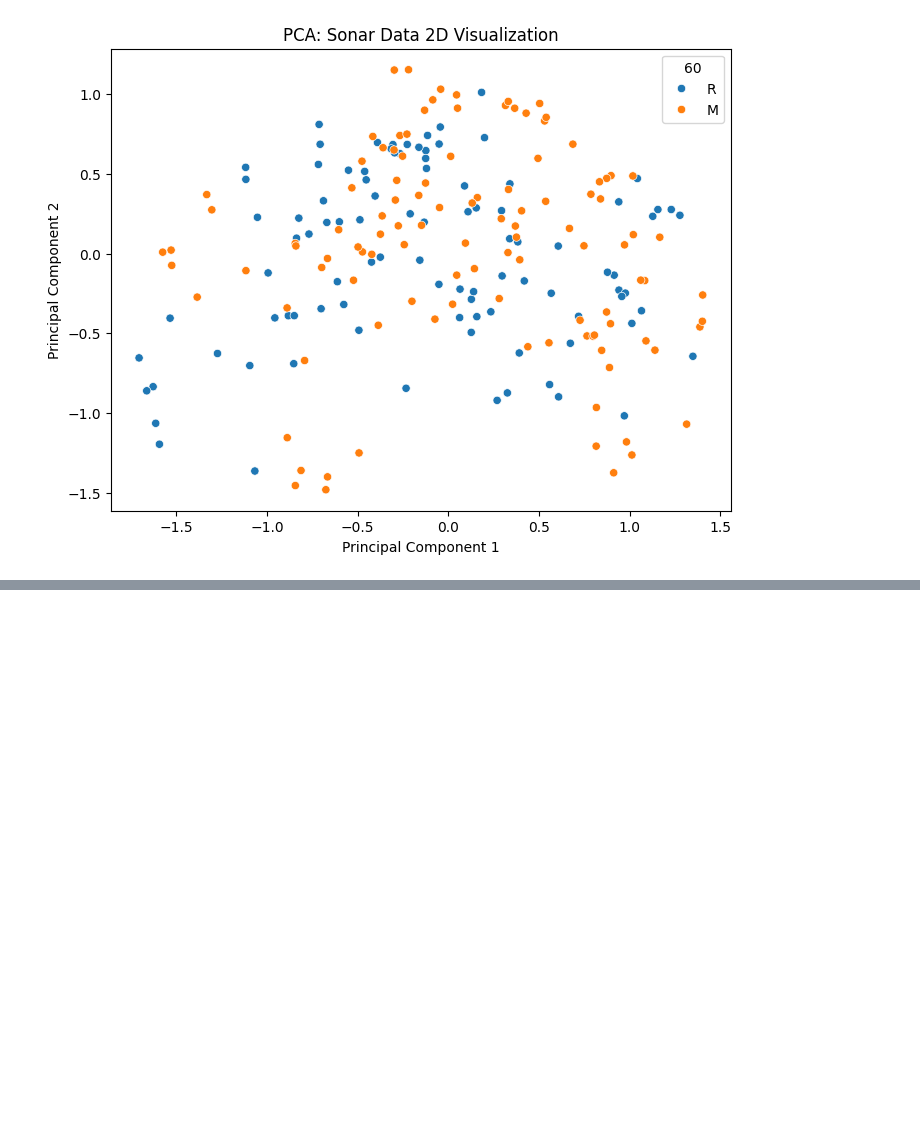
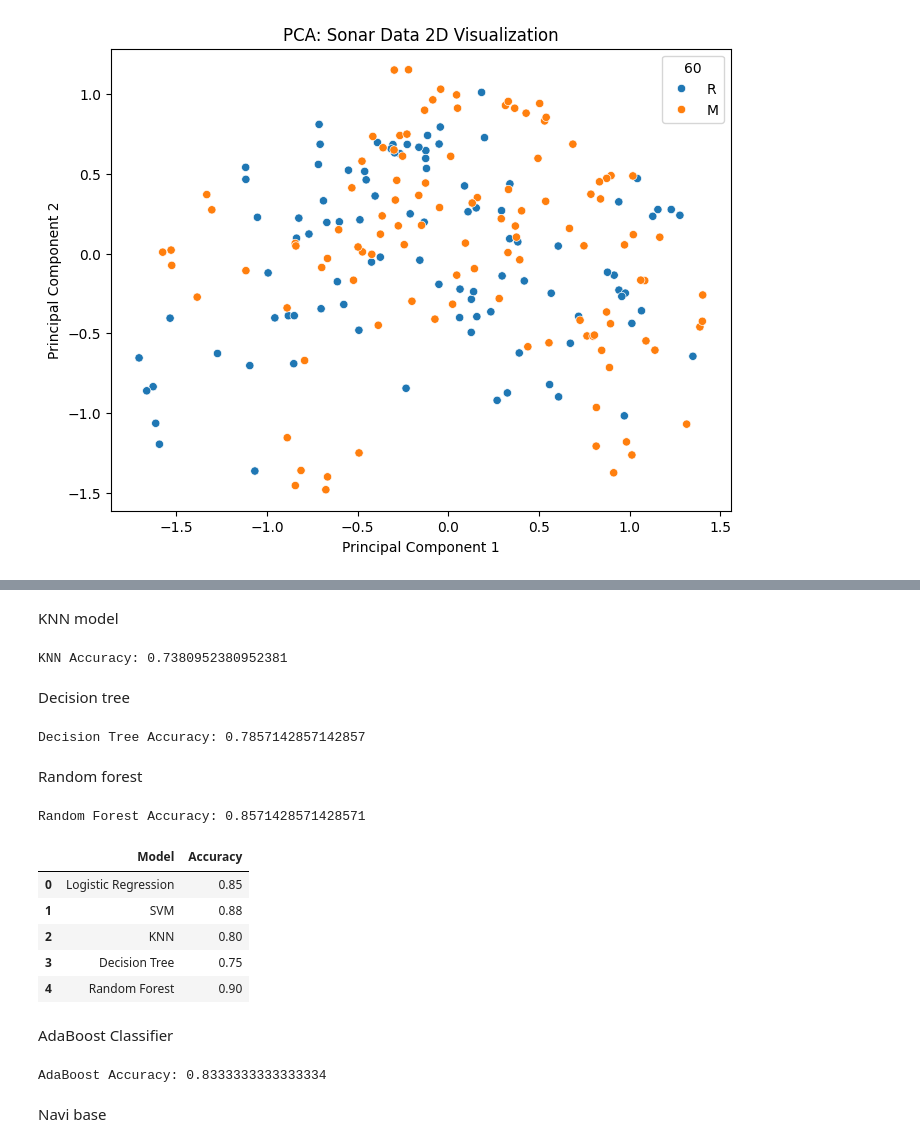
Before and after one commit to chettuprasanna/Sonar-Rock-vs-Mine-Prediction-Python-Machine-Learning-Project, a Jupyter notebook: Rcock_Mine_project.ipynb, the cells around one changed output, grey strips where cells are left out. Cells and saved outputs as stored; diff of their text form; code cells hidden in the pictures; blank space fills up the shorter version.

```diff
--- a/Rcock_Mine_project.ipynb
+++ b/Rcock_Mine_project.ipynb
@@ -239,0 +315,74 @@ plt.show()
+# %% [markdown]
+KNN model
+# %%
+from sklearn.pipeline import Pipeline
+from sklearn.preprocessing import StandardScaler
+from sklearn.neighbors import KNeighborsClassifier
+
+# KNN Model
+knn_model = Pipeline([
+    ('scaler', StandardScaler()),
+    ('knn', KNeighborsClassifier())
+])
+
+knn_model.fit(X_train, y_train)
+
+knn_acc = knn_model.score(X_test, y_test)
+print("KNN Accuracy:", knn_acc)
+# %% [output]
+KNN Accuracy: 0.7380952380952381
+# %% [markdown]
+Decision tree
+# %%
+from sklearn.tree import DecisionTreeClassifier
+
+dt_model = DecisionTreeClassifier()
+dt_model.fit(X_train, y_train)
+y_pred = dt_model.predict(X_test)
+
+print("Decision Tree Accuracy:", accuracy_score(y_test, y_pred))
+# %% [output]
+Decision Tree Accuracy: 0.7857142857142857
+# %% [markdown]
+Random forest
+# %%
+from sklearn.ensemble import RandomForestClassifier
+
+rf_model = RandomForestClassifier(n_estimators=100)
+rf_model.fit(X_train, y_train)
+y_pred = rf_model.predict(X_test)
+
+print("Random Forest Accuracy:", accuracy_score(y_test, y_pred))
+# %% [output]
+Random Forest Accuracy: 0.8571428571428571
+# %%
+import pandas as pd
+
+results = {
+    'Model': ['Logistic Regression', 'SVM', 'KNN', 'Decision Tree', 'Random Forest'],
+    'Accuracy': [0.85, 0.88, 0.80, 0.75, 0.90]  # put your outputs here
+}
+
+df_results = pd.DataFrame(results)
+df_results
+# %% [output]
+|  | Model | Accuracy |
+| 0 | Logistic Regression | 0.85 |
+| 1 | SVM | 0.88 |
+| 2 | KNN | 0.80 |
+| 3 | Decision Tree | 0.75 |
+| 4 | Random Forest | 0.90 |
+# %% [markdown]
+AdaBoost Classifier
+# %%
+from sklearn.ensemble import AdaBoostClassifier
+
+ada_model = AdaBoostClassifier(n_estimators=100, random_state=42)
+ada_model.fit(X_train, y_train)
+
+ada_acc = ada_model.score(X_test, y_test)
+print("AdaBoost Accuracy:", ada_acc)
+# %% [output]
+AdaBoost Accuracy: 0.8333333333333334
+# %% [markdown]
+Navi base
```
Also changed, not shown: parts of 17 cells of this notebook.
